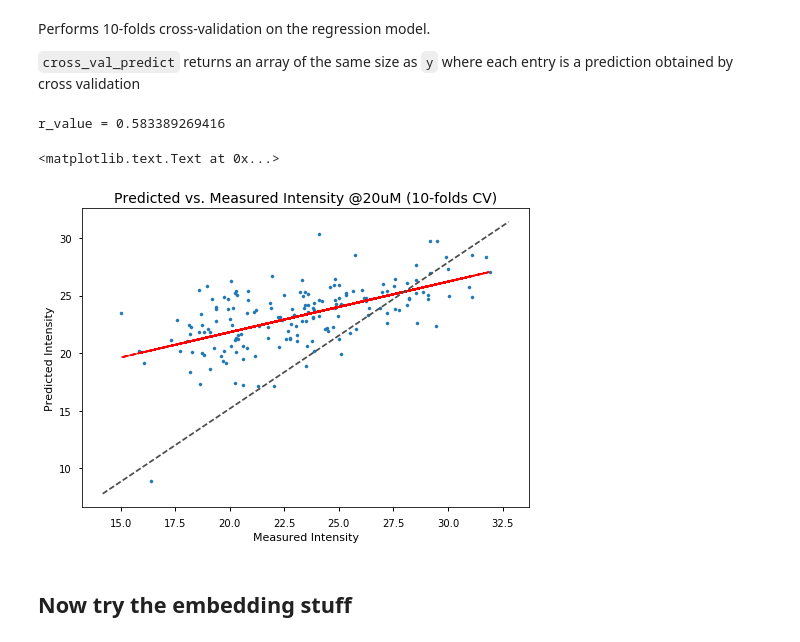
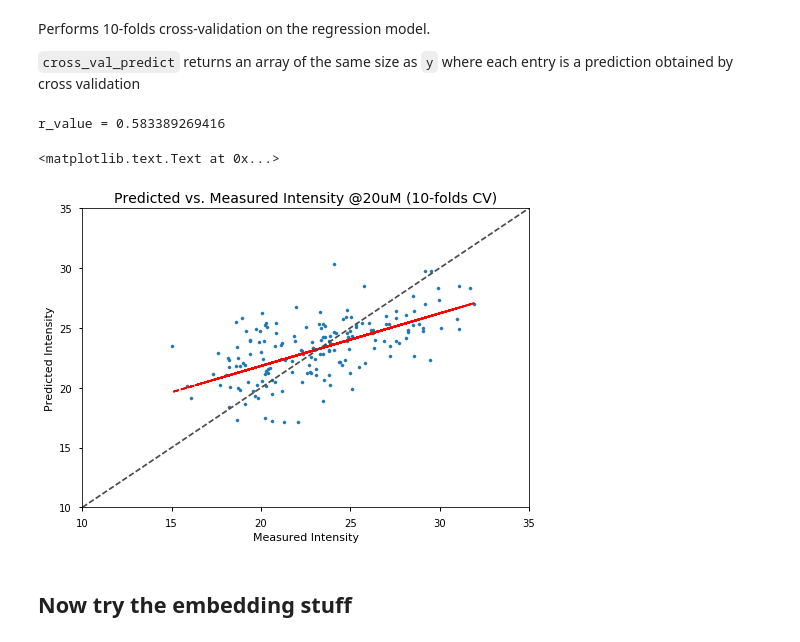
Before and after one commit to wangjs/keras-molecules, a Jupyter notebook: notebooks/embedding_test.ipynb, the cells around one changed output. Drawn from its saved outputs; the diff is of its cells as text; code cells hidden in the pictures.

Commit message:
updated notebook plots

```diff
--- a/notebooks/embedding_test.ipynb
+++ b/notebooks/embedding_test.ipynb
@@ -106,22 +106,24 @@ predicted = cross_val_predict(lr, X, y, cv=k)
 # %%
 fig, ax = plt.subplots()
 ax.scatter(y, predicted, s=10)
 
 slope, intercept, r_value, p_value, std_err=stats.linregress(y, predicted)
 z = np.polyfit(y, predicted, 1)
 p = np.poly1d(z)
 ax.plot(y, p(y), "r--")
 print ("r_value = " + str(r_value))
 
+ax.set_xlim((10, 35))
+ax.set_ylim((10, 35))
 ax.plot(ax.get_xlim(), ax.get_ylim(), ls="--", c=".3")
 
 ax.set_xlabel('Measured Intensity')
 ax.set_ylabel('Predicted Intensity')
 plt.title('Predicted vs. Measured Intensity @20uM (10-folds CV)', size=14)
 # %% [output]
 r_value = 0.583389269416
 <matplotlib.text.Text at 0x...>
-[figure, old version]
+[figure, new version]
 # %% [markdown]
 ## Now try the embedding stuff
 # %% [markdown]
```
Also changed, not shown: parts of 6 cells of this notebook.
